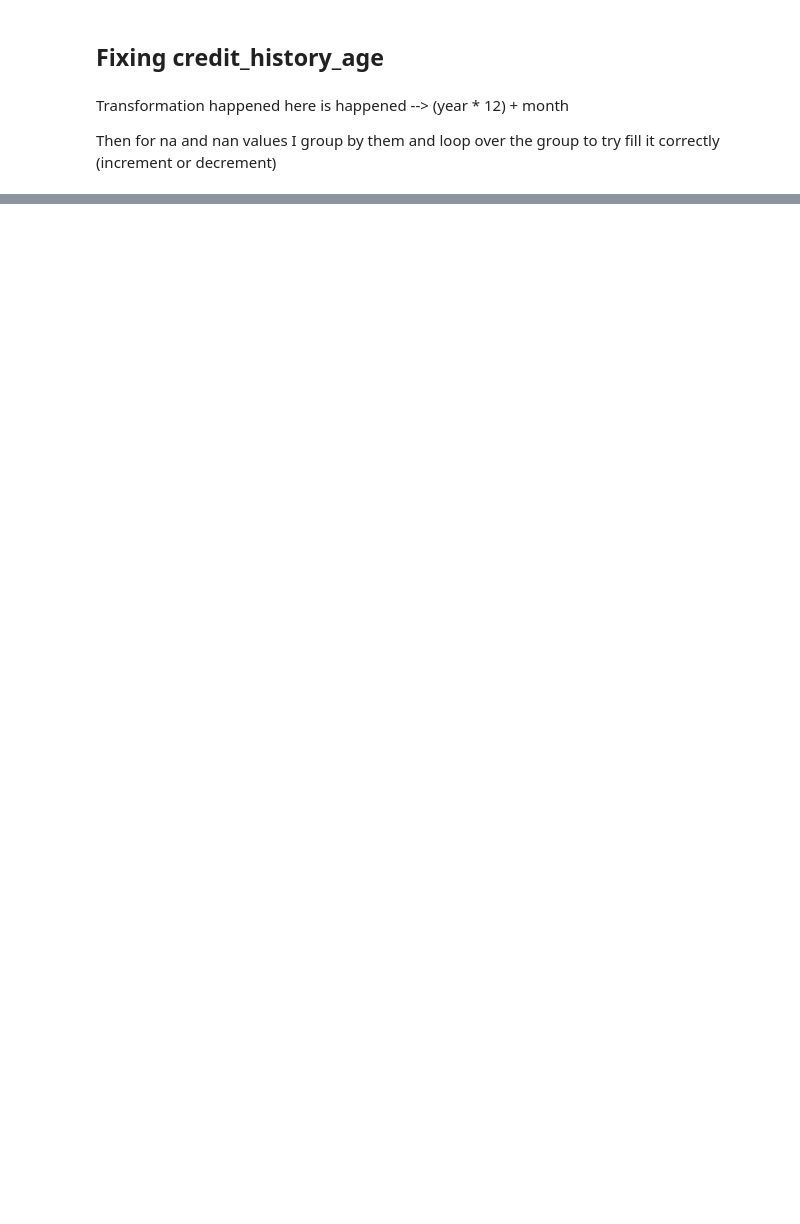
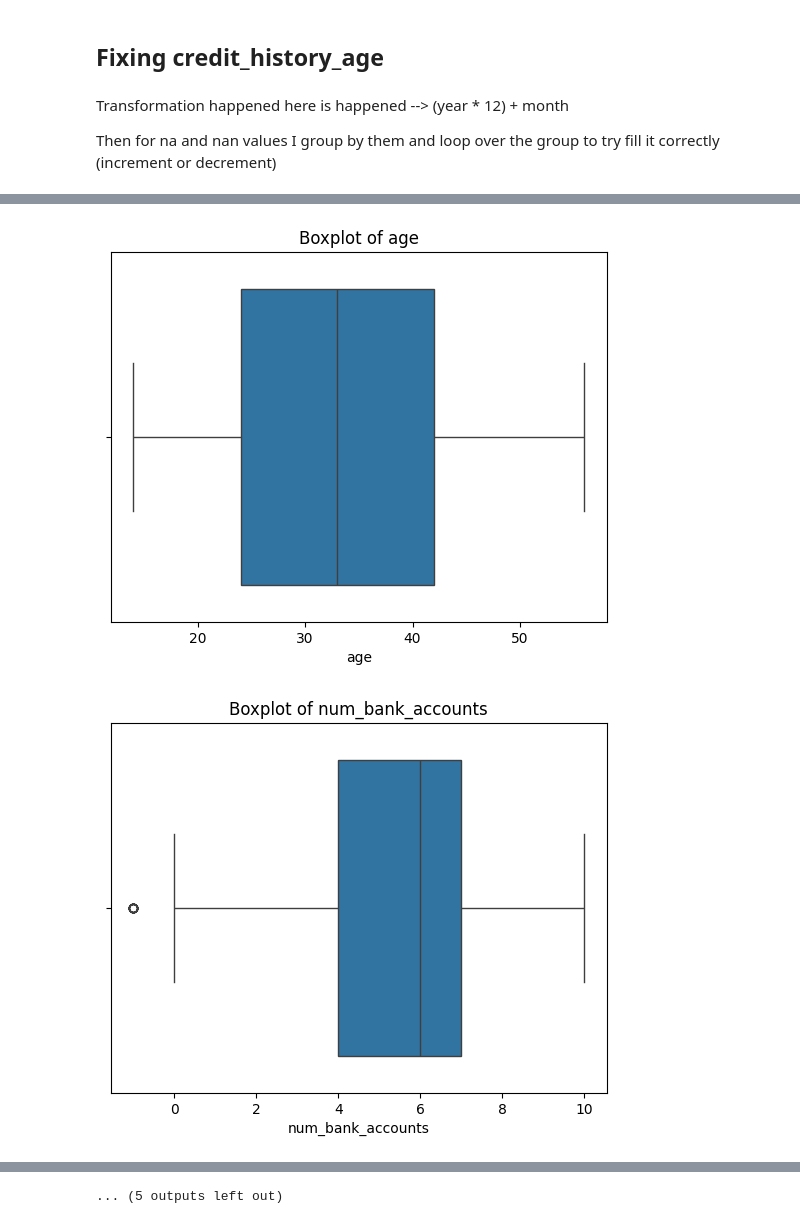
Before and after one commit to ahmedokka29/credit-score-classification, a Jupyter notebook: Why_not.ipynb, the cells around one changed output, grey strips where cells are left out. Saved outputs shown, nothing was run; the diff lists cells and outputs as text; code cells hidden in the pictures; blank space fills up the shorter version.

```diff
--- a/Why_not.ipynb
+++ b/Why_not.ipynb
@@ -249,0 +296,17 @@ train_df_new['credit_history_age'] = train_df_new.groupby('customer_id')['credit
+# %%
+loan_type_split = train_df_new['type_of_loan'].str.split(
+    r', and |, | and |,').dropna()
+loan_types_list = [item.removeprefix('_and_').strip(
+    '_') for sublist in loan_type_split.tolist() for item in sublist]
+unique_loan_types = set(loan_types_list)
+
+for loan_type in unique_loan_types:
+    if pd.notna(loan_type):
+
+        train_df_new[f'has_{loan_type}'] = train_df_new['type_of_loan'].apply(
+            lambda x: loan_type in x if pd.notna(x) else pd.NA)
+        train_df_new[f'has_{loan_type}'] = train_df_new[f'has_{loan_type}'].apply(
+            lambda x: int(x) if x is not pd.NA else x)
+
+        mode_value = train_df_new[f'has_{loan_type}'].mode().iloc[0]
+        train_df_new[f'has_{loan_type}'].fillna(mode_value, inplace=True)
@@ -331,0 +373,29 @@ None
+# %%
+integer_columns = ['age',
+                   'num_bank_accounts',
+                   'num_credit_card',
+                   'interest_rate',
+                   'num_of_loan',
+                   'delay_from_due_date',
+                   'num_of_delayed_payment',
+                   'num_credit_inquiries',
+                   'credit_history_age']
+
+float_columns = ['credit_utilization_ratio',
+                 'annual_income',
+                 'monthly_inhand_salary',
+                 'changed_credit_limit',
+                 'outstanding_debt',
+                 'total_emi_per_month',
+                 'amount_invested_monthly',
+                 'monthly_balance']
+
+numerical_columns = integer_columns + float_columns
+# %%
+for col in numerical_columns:
+    sns.boxplot(x=train_df_new[col])
+    plt.title(f'Boxplot of {col}')
+    plt.show()
+# %% [output]
+[figure, added]
+[figure, added]
@@ -331,0 +412 @@ None
+... (5 outputs left out)
```
Also changed, not shown: parts of 32 cells of this notebook, 3 other files.
